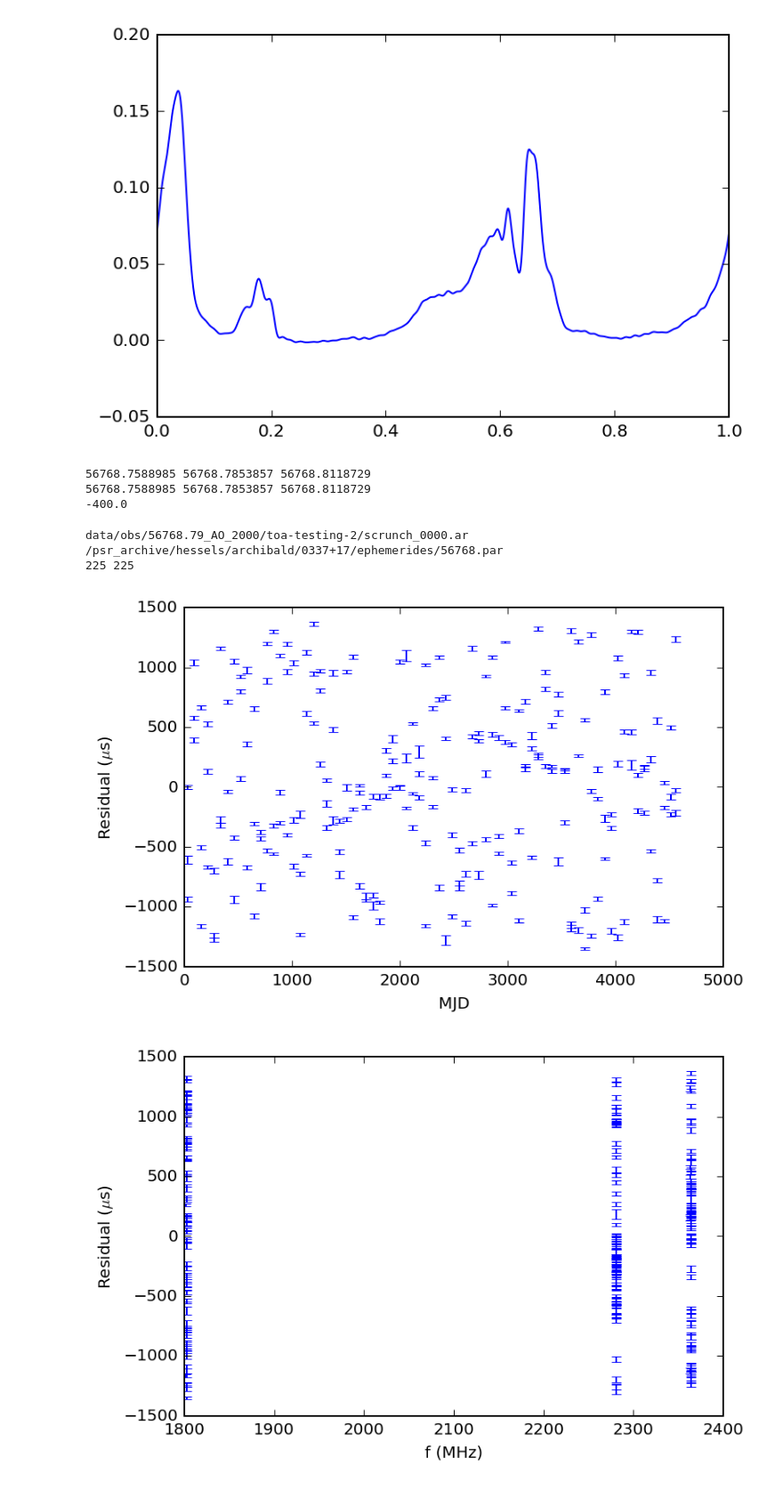
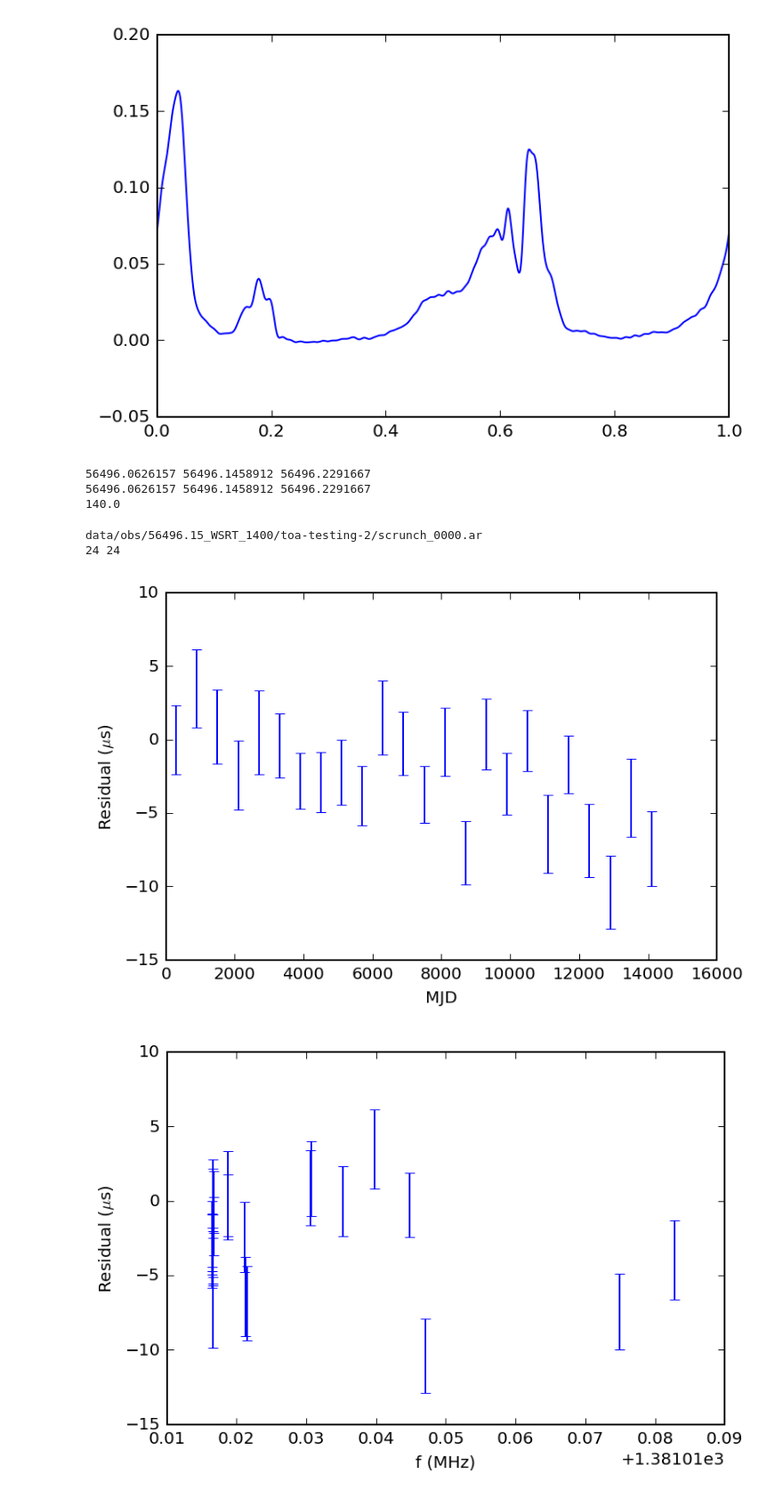
Before and after one commit to aarchiba/triplesystem, a Jupyter notebook: processing/toa-generation.ipynb, the cells around one changed output. Shown at 89% size. Drawn from its saved outputs; the diff is of its cells as text; code cells hidden in the pictures.

```diff
--- a/processing/toa-generation.ipynb
+++ b/processing/toa-generation.ipynb
@@ -56,10 +54,10 @@ toa_name = "normal"
 #pipe.process_observation(observation, processing_name,
 #                         toa_bw=100, toa_time=60.)
 #observation = "data/obs/56262.88_WSRT_1400"
-#observation = "data/obs/56496.15_WSRT_1400"
-#pipe.process_observation(observation, processing_name,
-#                         toa_bw=100.,
-#                         toa_time=600.)
+observation = "data/obs/56496.15_WSRT_1400"
+pipe.process_observation(observation, processing_name,
+                         toa_bw=100.,
+                         toa_time=600.)
 #observation = "data/obs/56494.49_GBT_1400"
 #pipe.process_observation(observation, processing_name)
 #pipe.process_observation(observation, processing_name,
@@ -70,9 +68,9 @@ toa_name = "normal"
 #observation = "data/obs/56479.20_WSRT_350"
 #pipe.process_observation(observation, processing_name,
 #                         toa_time=1200., toa_bw=30.)
-observation = "data/obs/56768.79_AO_2000"
-pipe.process_observation(observation, processing_name,
-                         toa_bw=100, toa_time=60.)
+#observation = "data/obs/56768.79_AO_2000"
+#pipe.process_observation(observation, processing_name,
+#                         toa_bw=100, toa_time=60.)
 # %% [output]
 INFO:root:No old arguments on record
 INFO:root:Arguments changed
@@ -137,9 +135,11 @@ with open(join(observation,processing_name,"process.pickle"),"rb") as f:
 print meta["tstart"], meta["mjd"], meta["tend"]
 print meta["bw"]
 # %% [output]
-56768.7588985 56768.7853857 56768.8118729
-56768.7588985 56768.7853857 56768.8118729
--400.0
+56496.0626157 56496.1458912 56496.2291667
+56496.0626157 56496.1458912 56496.2291667
+140.0
+# %%
+summary = dict(meta=meta)
 # %%
 sf, = sorted(glob(join(observation,processing_name,"scrunch_*.ar")))
 print sf
@@ -171,39 +171,42 @@ for l in pat_output.split("\n"):
         d["flags"][k[1:]] = v
     if (len(ls)-5) % 2:
         raise ValueError("Apparently improper number of flags: %d in %s" % (len(ls),ls))
     toa_info.append(d)
 topo_toa = np.array(topo_toa)
+summary["topo_toa"] = topo_toa
+summary["toa_info"] = toa_info
 
 with tempfile.TemporaryDirectory("triple") as td:
     tim = join(td,"toas.tim")
     with open(tim,"wt") as f:
         f.write(pat_output)
     par = pipe.par_db.get_par_for(meta["mjd"])
-    print par
     subprocess.check_call(["tempo", "-f", par, tim],
                           cwd=td)
     resid2 = residuals.read_residuals(join(td,"resid2.tmp"))
     plt.errorbar((topo_toa-meta["tstart"])*86400, 1e6*resid2.prefit_sec, 1e6*resid2.uncertainty,
                 linestyle="none")
     plt.xlabel("MJD")
     plt.ylabel("Residual ($\mu$s)")
     plt.figure()
     plt.errorbar(resid2.bary_freq, 1e6*resid2.prefit_sec, 1e6*resid2.uncertainty,
                 linestyle="none")
     plt.xlabel("f (MHz)")
     plt.ylabel("Residual ($\mu$s)")
     #plt.xlim(min_f, max_f)
     meta["rms_residual"] = 1e6*np.std(resid2.prefit_sec)
     meta["mean_residual_uncertainty"] = 1e6*np.mean(resid2.uncertainty)
     mr = np.average(resid2.prefit_sec, weights=1/resid2.uncertainty)
     meta["reduced_chi2"] = np.sqrt(np.mean(((resid2.prefit_sec-mr)/resid2.uncertainty)**2))
+    summary["prefit_sec"] = resid2.prefit_sec
+    summary["uncertainty"] = resid2.uncertainty
+    summary["bary_freq"] = resid2.bary_freq
 print len(resid2.bary_TOA), len(topo_toa)
 # %% [output]
-data/obs/56768.79_AO_2000/toa-testing-2/scrunch_0000.ar
-/psr_archive/hessels/archibald/0337+17/ephemerides/56768.par
-225 225
+data/obs/56496.15_WSRT_1400/toa-testing-2/scrunch_0000.ar
+24 24
-[figure, old version]
+[figure, new version]
-[figure, old version]
+[figure, new version]
 # %%
 print pat_output
 # %% [output]
```
Also changed, not shown: parts of 17 cells of this notebook, 20 other files.
